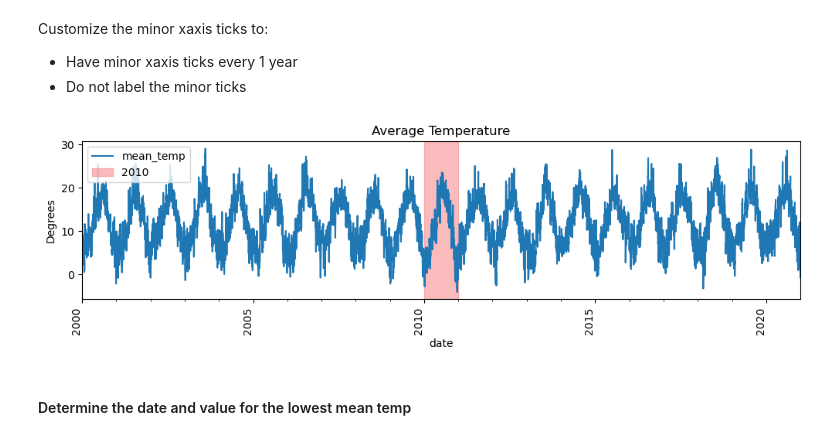
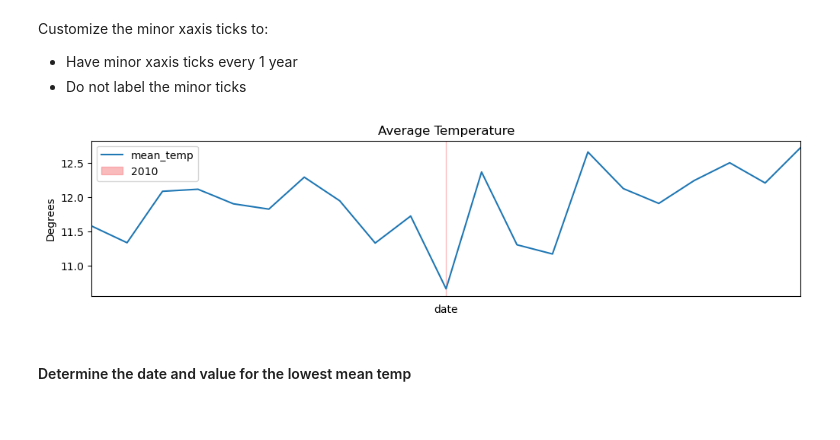
Before and after one commit to andreacohen7/Weather-Data-From-London, a Jupyter notebook: Resampling Datetime Data.ipynb, the cells around one changed output. Saved outputs shown, nothing was run; the diff lists cells and outputs as text; code cells hidden in the pictures.

```diff
--- a/Resampling Datetime Data.ipynb
+++ b/Resampling Datetime Data.ipynb
@@ -360,4 +369,5 @@ display(temp_df2.tail())
 # %% [markdown]
 #### Resample the data as yearly frequency
 # %%
-temp_df_yearly = temp_df2.resample("AS")
+temp_df_yearly = temp_df2.resample("AS").mean()
+temp_df_yearly.head()
@@ -436,16 +454,16 @@ Customize the minor xaxis ticks to:
 loc_year3 = mdates.YearLocator(1)
 # %%
 fig, ax = plt.subplots()
-ax = temp_df2.plot(ax = ax, title = 'Average Temperature', ylabel = 'Degrees')
+ax = temp_df_yearly.plot(ax = ax, title = 'Average Temperature', ylabel = 'Degrees')
 ax.xaxis.set_major_locator(loc_year2)
 ax.xaxis.set_major_formatter(fmt_year2)
 ax.xaxis.set_minor_locator(loc_year3)
 ax.axvspan('2010-01-01', '2010-12-31', color = '#f7797d', alpha = 0.5, zorder = 0, label = '2010')
 ax.legend();
 fig = ax.get_figure()
 fig.autofmt_xdate(rotation = 90)
 # %% [output]
-[figure, old version]
+[figure, new version]
 # %% [markdown]
 #### Determine the date and value for the lowest mean temp
 # %%
```
Also changed, not shown: parts of 15 cells of this notebook.
